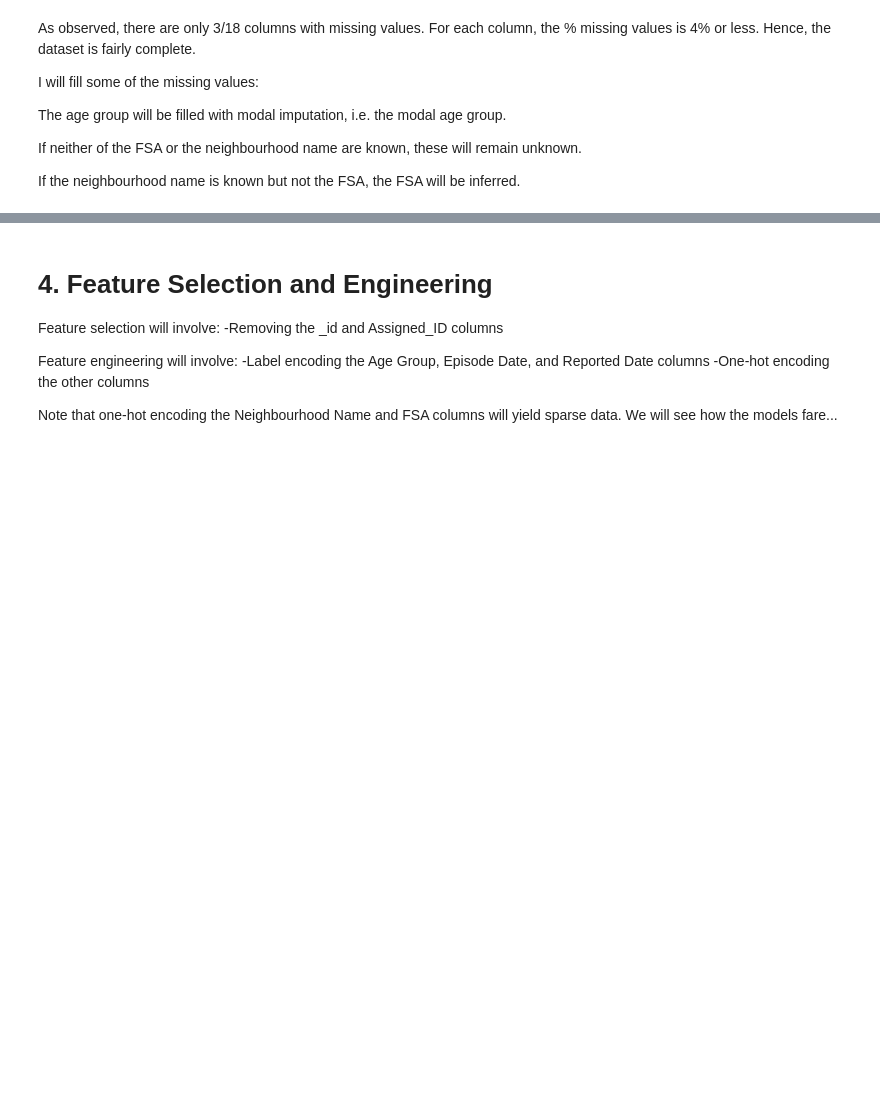
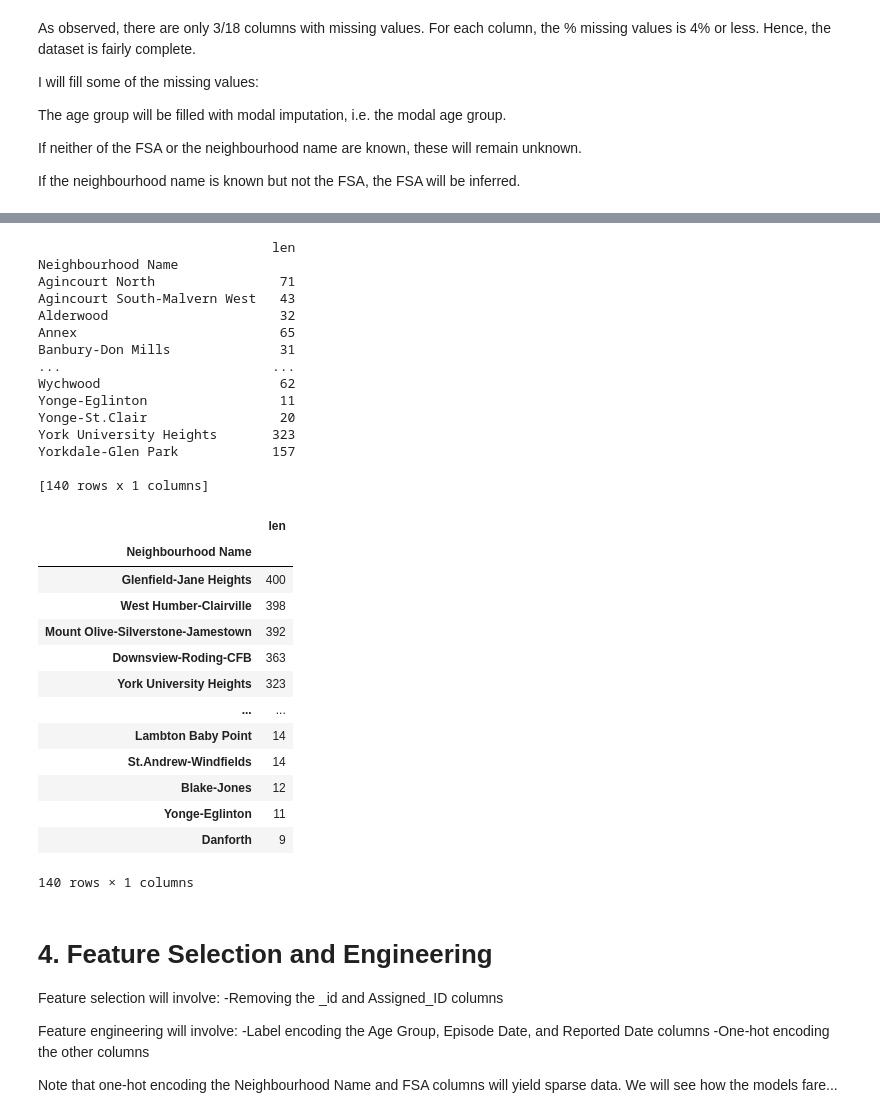
Before and after one commit to adrienne-siu/toronto_covid-19_cases_project, a Jupyter notebook: toronto_covid_notebook.ipynb, the cells around one changed output, grey strips where cells are left out. Saved outputs shown, nothing was run; the diff lists cells and outputs as text; code cells hidden in the pictures; blank space fills up the shorter version.

```diff
--- a/toronto_covid_notebook.ipynb
+++ b/toronto_covid_notebook.ipynb
@@ -254,0 +335,35 @@ for i in data.index:
+# %%
+# Modal neighbourhood
+nn_group_data = data.groupby(['Neighbourhood Name'])['Outbreak Associated'].agg([len])
+print(nn_group_data)
+nn_group_data.sort_values(by='len', ascending=False)
+# %% [output]
+                              len
+Neighbourhood Name
+Agincourt North                71
+Agincourt South-Malvern West   43
+Alderwood                      32
+Annex                          65
+Banbury-Don Mills              31
+...                           ...
+Wychwood                       62
+Yonge-Eglinton                 11
+Yonge-St.Clair                 20
+York University Heights       323
+Yorkdale-Glen Park            157
+
+[140 rows x 1 columns]
+|  | len |
+| Neighbourhood Name |  |
+| Glenfield-Jane Heights | 400 |
+| West Humber-Clairville | 398 |
+| Mount Olive-Silverstone-Jamestown | 392 |
+| Downsview-Roding-CFB | 363 |
+| York University Heights | 323 |
+| ... | ... |
+| Lambton Baby Point | 14 |
+| St.Andrew-Windfields | 14 |
+| Blake-Jones | 12 |
+| Yonge-Eglinton | 11 |
+| Danforth | 9 |
+140 rows × 1 columns
```
Also changed, not shown: parts of 7 cells of this notebook.
